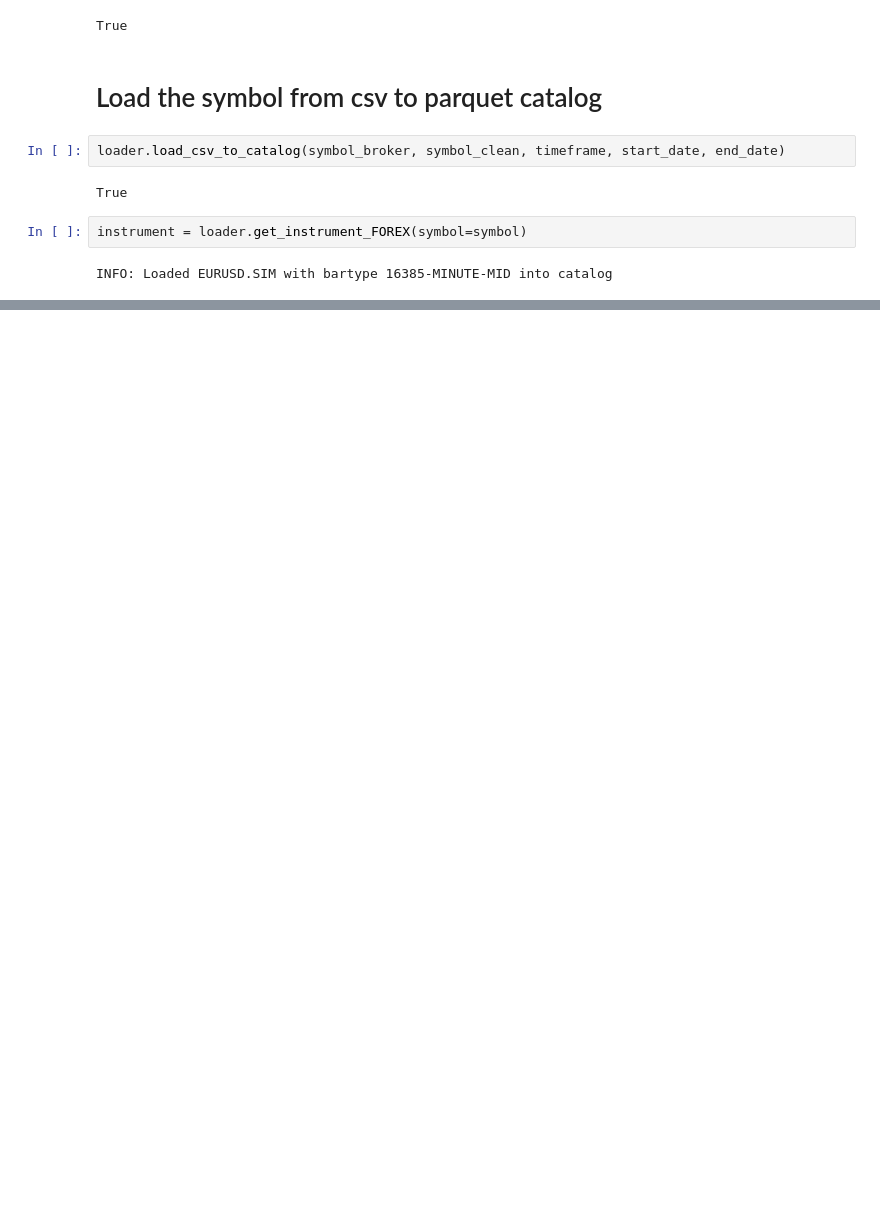
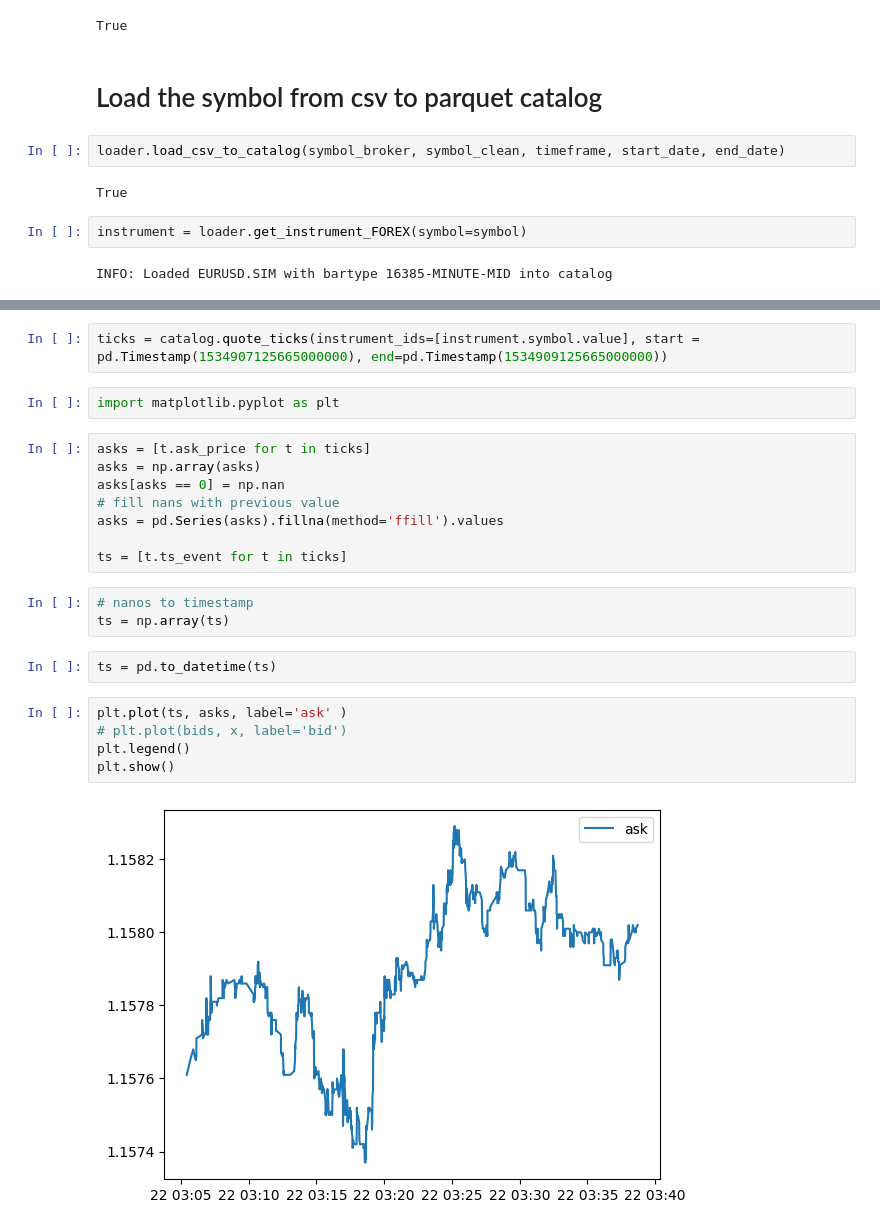
Before and after one commit to put101/nautilus, a Jupyter notebook: mt5-backtesting-data.ipynb, the cells around one changed output, grey strips where cells are left out. Cells and saved outputs as stored; diff of their text form; blank space fills up the shorter version.

```diff
--- a/mt5-backtesting-data.ipynb
+++ b/mt5-backtesting-data.ipynb
@@ -94,0 +266,24 @@ INFO: Loaded EURUSD.SIM with bartype 16385-MINUTE-MID into catalog
+# %%
+ticks = catalog.quote_ticks(instrument_ids=[instrument.symbol.value], start = pd.Timestamp(1534907125665000000), end=pd.Timestamp(1534909125665000000))
+# %%
+import matplotlib.pyplot as plt
+# %%
+asks = [t.ask_price for t in ticks]
+asks = np.array(asks)
+asks[asks == 0] = np.nan
+# fill nans with previous value
+asks = pd.Series(asks).fillna(method='ffill').values
+
+ts = [t.ts_event for t in ticks]
+# %%
+# nanos to timestamp
+ts = np.array(ts)
+# %%
+ts = pd.to_datetime(ts)
+# %%
+plt.plot(ts, asks, label='ask' )
+# plt.plot(bids, x, label='bid')
+plt.legend()
+plt.show()
+# %% [output]
+[figure, added]
```
Also changed, not shown: parts of 19 cells of this notebook, 22 other files.
